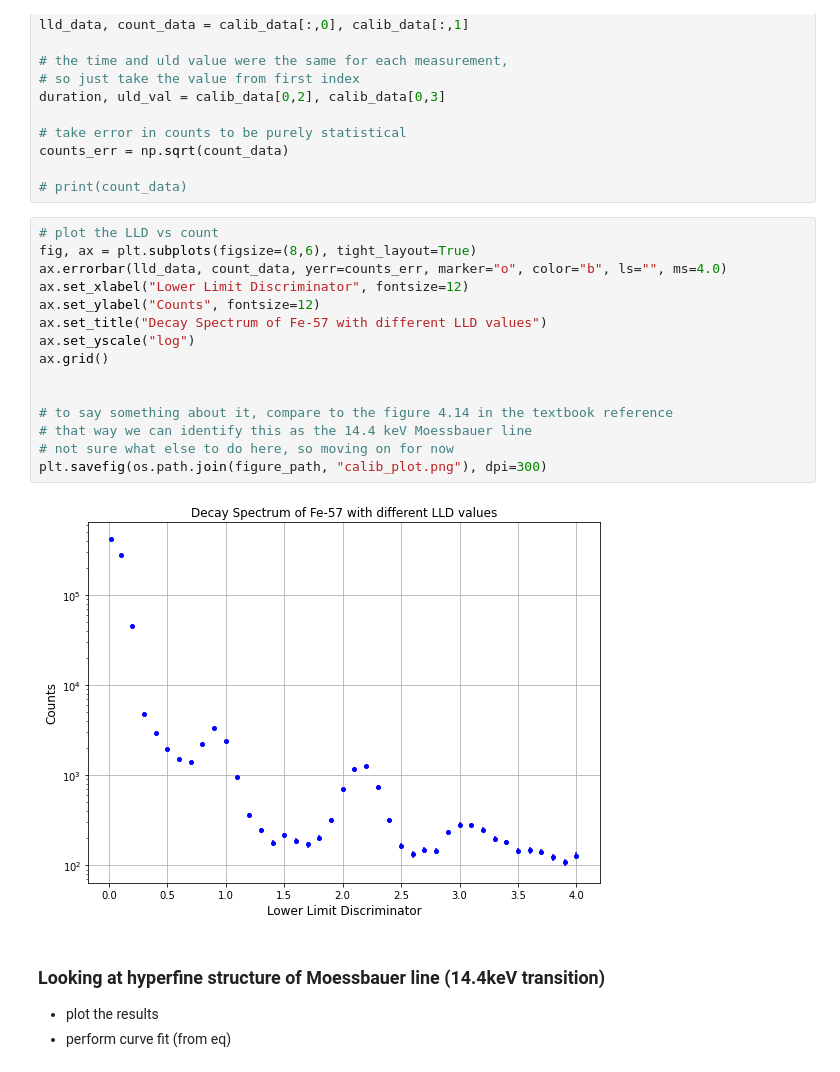
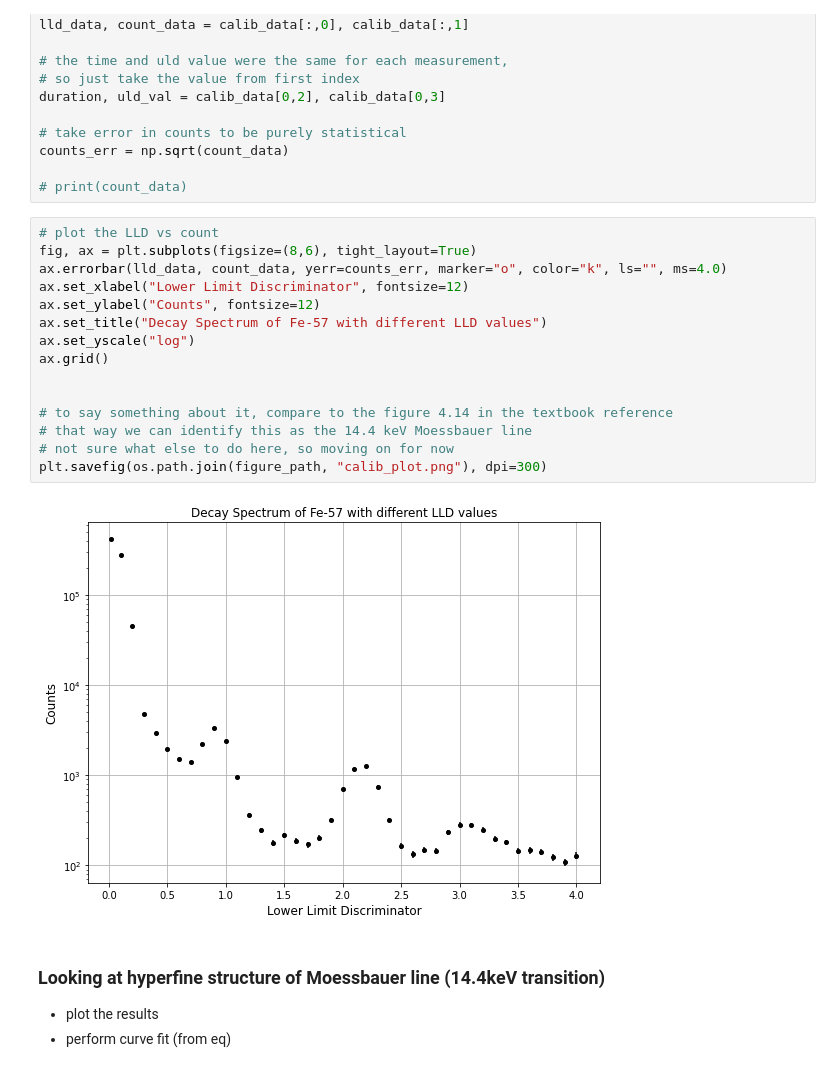
Before and after one commit to tesla1900/advanced-lab-course, a Jupyter notebook: moessbauer/moess_analysis.ipynb, the cells around one changed output. Saved outputs shown, nothing was run; the diff lists cells and outputs as text.

```diff
--- a/moessbauer/moess_analysis.ipynb
+++ b/moessbauer/moess_analysis.ipynb
@@ -25,20 +31,20 @@ counts_err = np.sqrt(count_data)
 # %%
 # plot the LLD vs count
 fig, ax = plt.subplots(figsize=(8,6), tight_layout=True)
-ax.errorbar(lld_data, count_data, yerr=counts_err, marker="o", color="b", ls="", ms=4.0)
+ax.errorbar(lld_data, count_data, yerr=counts_err, marker="o", color="k", ls="", ms=4.0)
 ax.set_xlabel("Lower Limit Discriminator", fontsize=12)
 ax.set_ylabel("Counts", fontsize=12)
 ax.set_title("Decay Spectrum of Fe-57 with different LLD values")
 ax.set_yscale("log")
 ax.grid()
 
 
 # to say something about it, compare to the figure 4.14 in the textbook reference
 # that way we can identify this as the 14.4 keV Moessbauer line
 # not sure what else to do here, so moving on for now
 plt.savefig(os.path.join(figure_path, "calib_plot.png"), dpi=300)
 # %% [output]
-[figure, old version]
+[figure, new version]
 # %% [markdown]
 ### Looking at hyperfine structure of Moessbauer line (14.4keV transition)
 - plot the results
```
Also changed, not shown: parts of 9 cells of this notebook, 7 other files.
